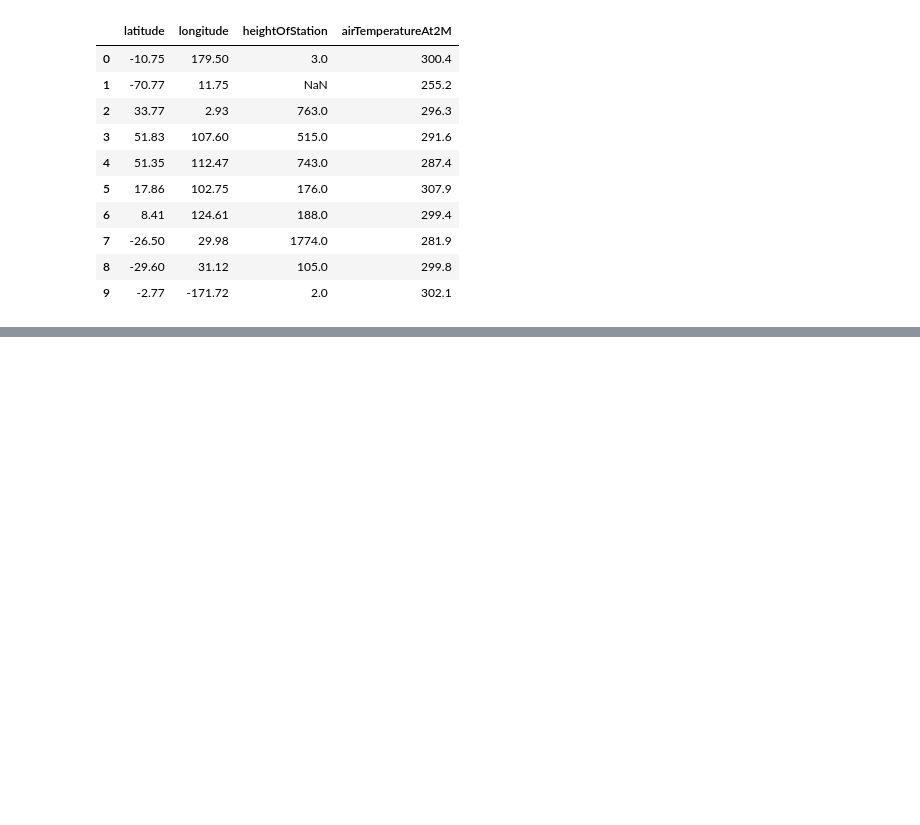
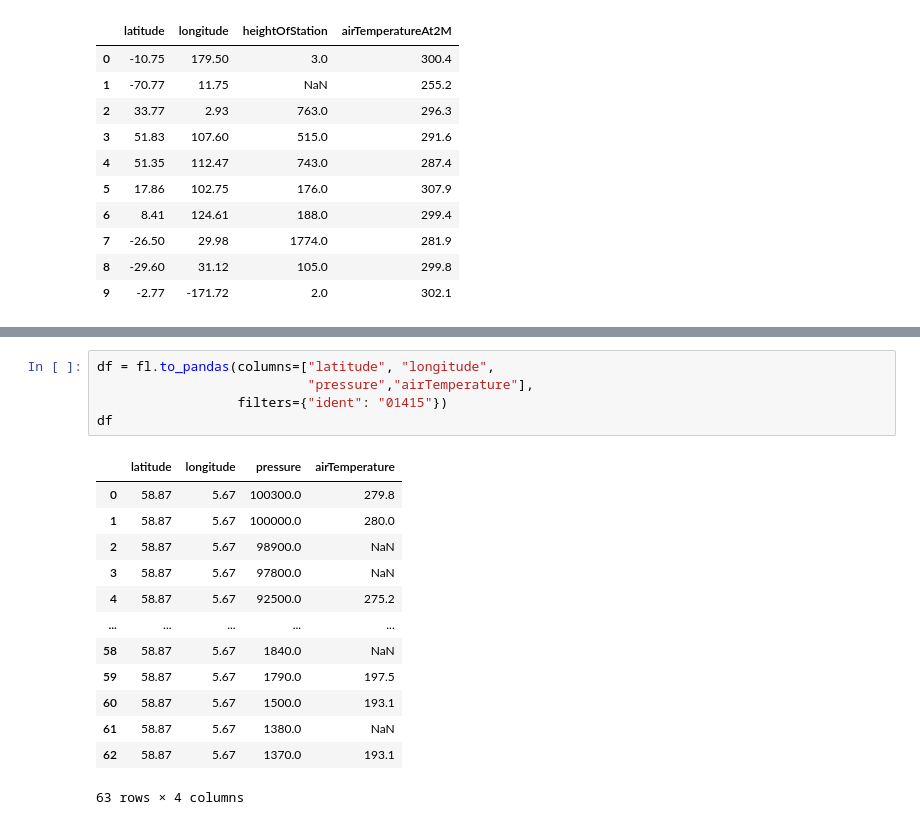
Before and after one commit to ecmwf-training/2026-earthkit-training, a Jupyter notebook: content/earthkit-data/solutions/ekd-4-bufr-solutions.ipynb, the cells around one changed output, grey strips where cells are left out. Cells and saved outputs as stored; diff of their text form; blank space fills up the shorter version.

```diff
--- a/content/earthkit-data/solutions/ekd-4-bufr-solutions.ipynb
+++ b/content/earthkit-data/solutions/ekd-4-bufr-solutions.ipynb
@@ -131,0 +160,19 @@ df
+# %%
+df = fl.to_pandas(columns=["latitude", "longitude",
+                           "pressure","airTemperature"],
+                  filters={"ident": "01415"})
+df
+# %% [output]
+|  | latitude | longitude | pressure | airTemperature |
+| 0 | 58.87 | 5.67 | 100300.0 | 279.8 |
+| 1 | 58.87 | 5.67 | 100000.0 | 280.0 |
+| 2 | 58.87 | 5.67 | 98900.0 | NaN |
+| 3 | 58.87 | 5.67 | 97800.0 | NaN |
+| 4 | 58.87 | 5.67 | 92500.0 | 275.2 |
+| ... | ... | ... | ... | ... |
+| 58 | 58.87 | 5.67 | 1840.0 | NaN |
+| 59 | 58.87 | 5.67 | 1790.0 | 197.5 |
+| 60 | 58.87 | 5.67 | 1500.0 | 193.1 |
+| 61 | 58.87 | 5.67 | 1380.0 | NaN |
+| 62 | 58.87 | 5.67 | 1370.0 | 193.1 |
+63 rows × 4 columns
```
Also changed, not shown: parts of 5 cells of this notebook, 3 other files.
